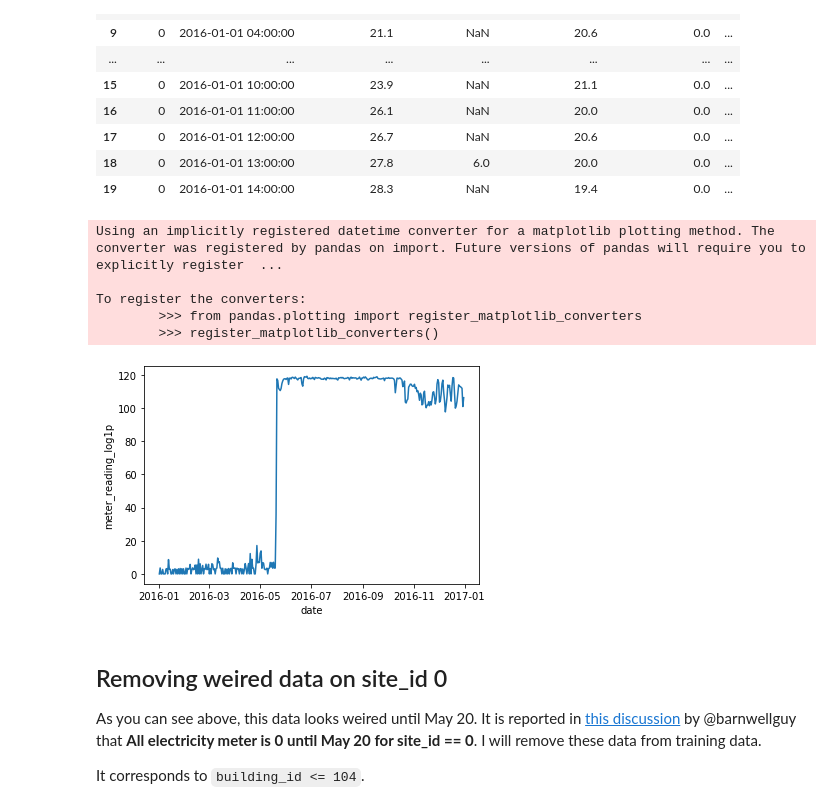
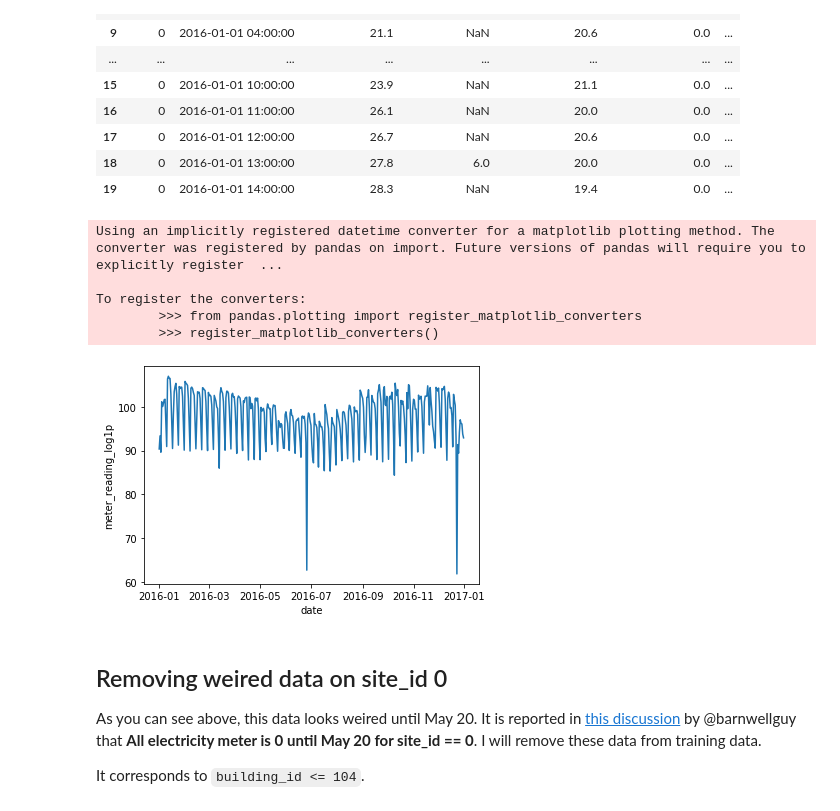
Before and after one commit to OleksiiYeromenko/ashrae-energy-prediction, a Jupyter notebook: models/ashrae-training-lgbm-by-meter-type.ipynb, the cells around one changed output. Saved outputs shown, nothing was run; the diff lists cells and outputs as text; code cells hidden in the pictures.

```diff
--- a/models/ashrae-training-lgbm-by-meter-type.ipynb
+++ b/models/ashrae-training-lgbm-by-meter-type.ipynb
@@ -194,14 +194,14 @@ def plot_date_usage(train_df, meter=0, building_id=0):
     fig = sns.lineplot(x='date', y='meter_reading_log1p', data=train_temp_df_meter)
     plt.show()
 # %%
-plot_date_usage(train_df, meter=0, building_id=1)
+plot_date_usage(train_df, meter=0, building_id=1000)
 # %% [output]
 Using an implicitly registered datetime converter for a matplotlib plotting method. The converter was registered by pandas on import. Future versions of pandas will require you to explicitly register  ...
 
 To register the converters:
         >>> from pandas.plotting import register_matplotlib_converters
         >>> register_matplotlib_converters()
-[figure, old version]
+[figure, new version]
 # %% [markdown]
 ## Removing weired data on site_id 0
 
```
Also changed, not shown: parts of 25 cells of this notebook.
